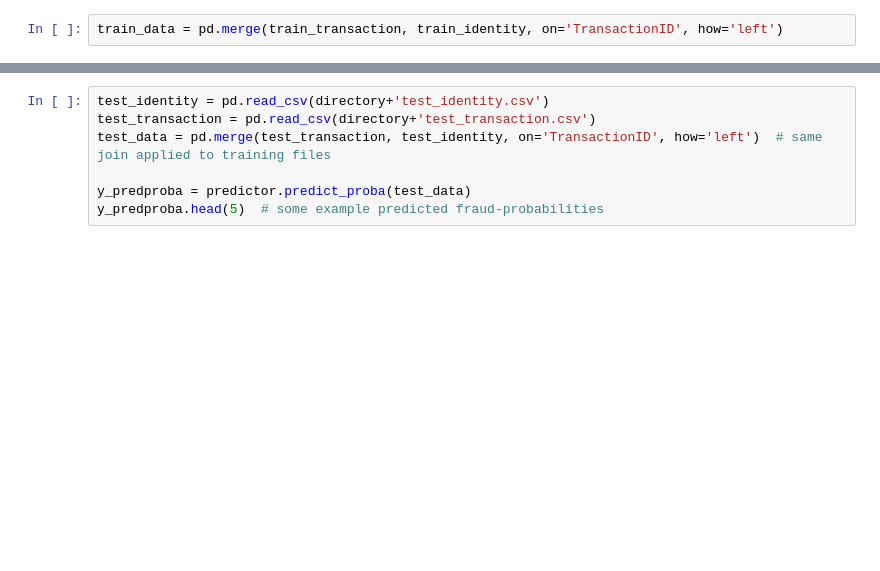
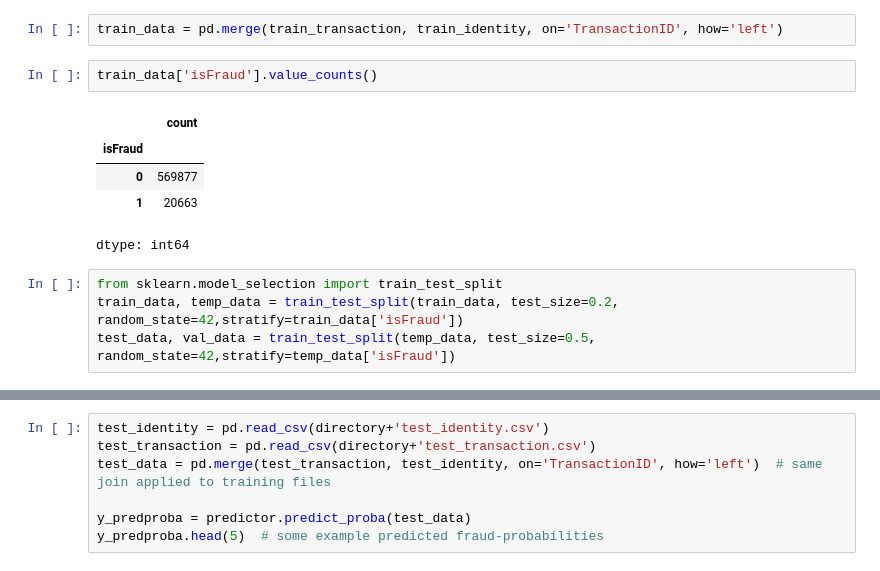
Before and after one commit to ykalathiya-2/AutoGluon, a Jupyter notebook: fraud_detection/fraud_detection.ipynb, the cells around one changed output, grey strips where cells are left out. Cells and saved outputs as stored; diff of their text form; blank space fills up the shorter version.

```diff
--- a/fraud_detection/fraud_detection.ipynb
+++ b/fraud_detection/fraud_detection.ipynb
@@ -36,3 +43,15 @@ train_identity = pd.read_csv(directory+'train_identity.csv')
 train_transaction = pd.read_csv(directory+'train_transaction.csv')
 # %%
 train_data = pd.merge(train_transaction, train_identity, on='TransactionID', how='left')
+# %%
+train_data['isFraud'].value_counts()
+# %% [output]
+|  | count |
+| isFraud |  |
+| 0 | 569877 |
+| 1 | 20663 |
+dtype: int64
+# %%
+from sklearn.model_selection import train_test_split
+train_data, temp_data = train_test_split(train_data, test_size=0.2, random_state=42,stratify=train_data['isFraud'])
+test_data, val_data = train_test_split(temp_data, test_size=0.5, random_state=42,stratify=temp_data['isFraud'])
```
Also changed, not shown: parts of 14 cells of this notebook.
